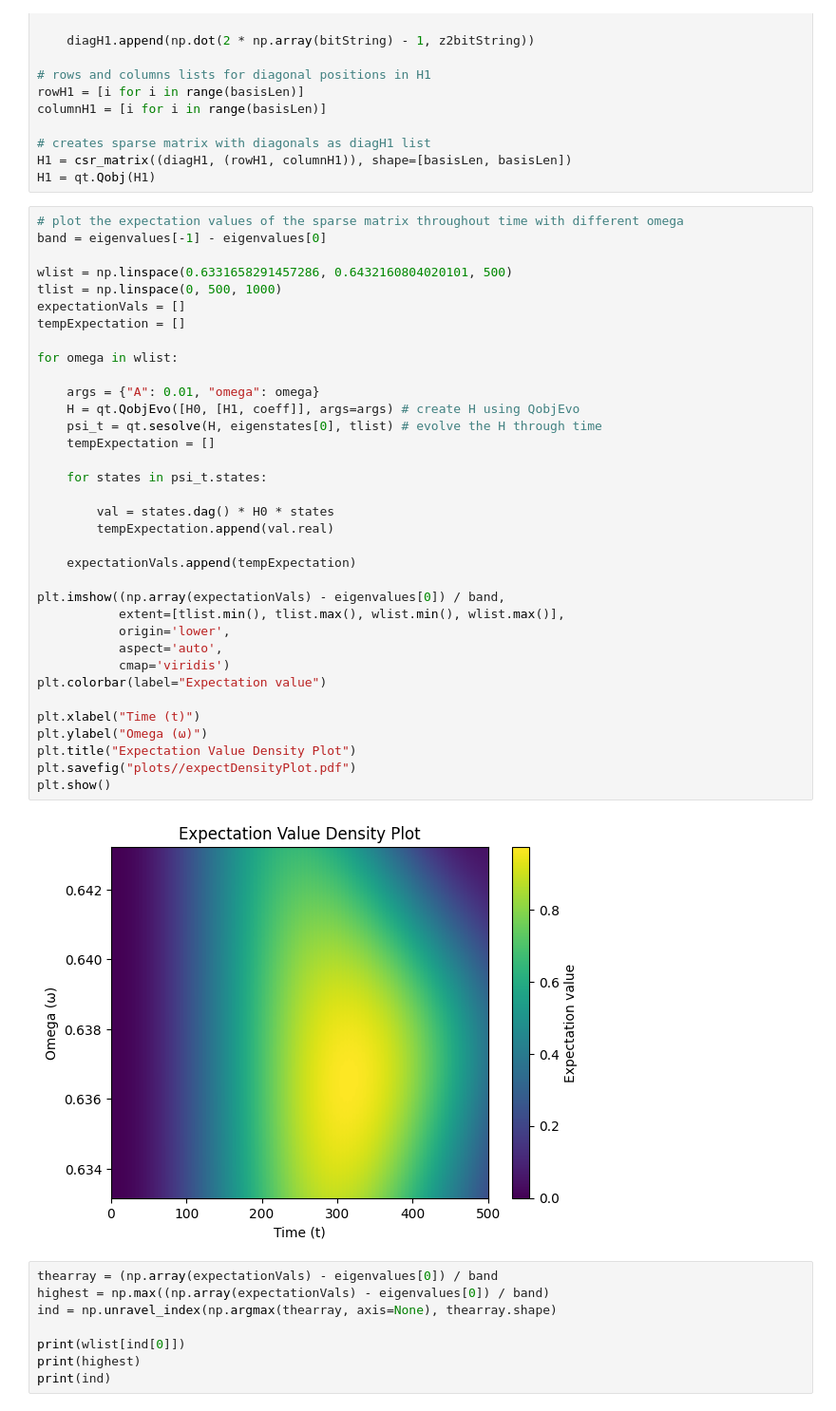
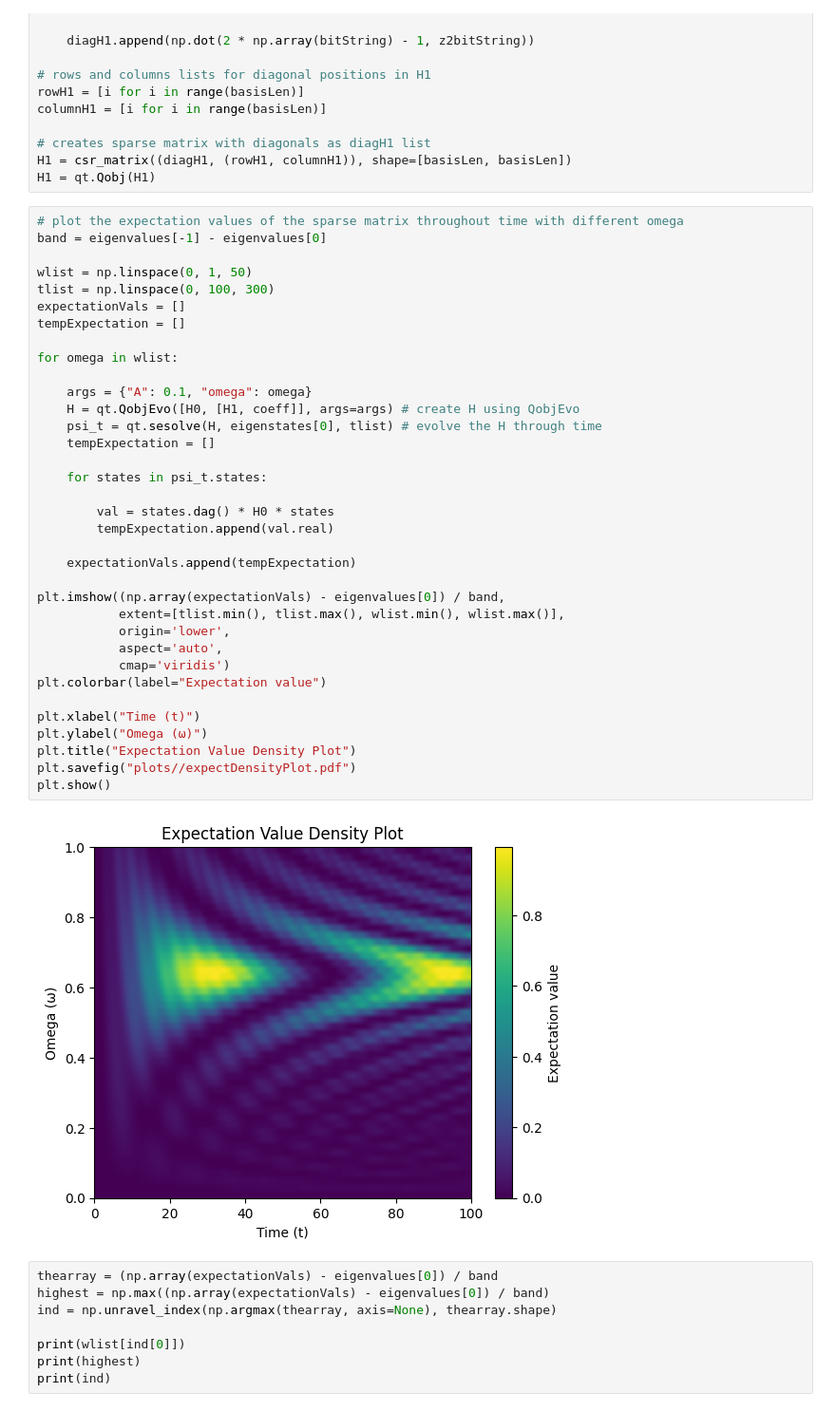
Before and after one commit to Idden/Quantum-Internship, a Jupyter notebook: Quantum_Batteries_Scars/betterPXP_Hamitonian.ipynb, the cells around one changed output. Shown at 95% size. Cells and saved outputs as stored; diff of their text form.

```diff
--- a/Quantum_Batteries_Scars/betterPXP_Hamitonian.ipynb
+++ b/Quantum_Batteries_Scars/betterPXP_Hamitonian.ipynb
@@ -172,39 +172,39 @@ H1 = qt.Qobj(H1)
 # plot the expectation values of the sparse matrix throughout time with different omega
 band = eigenvalues[-1] - eigenvalues[0]
 
-wlist = np.linspace(0.6331658291457286, 0.6432160804020101, 500)
-tlist = np.linspace(0, 500, 1000)
+wlist = np.linspace(0, 1, 50)
+tlist = np.linspace(0, 100, 300)
 expectationVals = []
 tempExpectation = []
 
 for omega in wlist:
 
-    args = {"A": 0.01, "omega": omega}
+    args = {"A": 0.1, "omega": omega}
     H = qt.QobjEvo([H0, [H1, coeff]], args=args) # create H using QobjEvo
     psi_t = qt.sesolve(H, eigenstates[0], tlist) # evolve the H through time
     tempExpectation = []
 
     for states in psi_t.states:
 
         val = states.dag() * H0 * states
         tempExpectation.append(val.real)
 
     expectationVals.append(tempExpectation)
 
 plt.imshow((np.array(expectationVals) - eigenvalues[0]) / band,
            extent=[tlist.min(), tlist.max(), wlist.min(), wlist.max()],
            origin='lower',
            aspect='auto',
            cmap='viridis')
 plt.colorbar(label="Expectation value")
 
 plt.xlabel("Time (t)")
 plt.ylabel("Omega (ω)")
 plt.title("Expectation Value Density Plot")
 plt.savefig("plots//expectDensityPlot.pdf")
 plt.show()
 # %% [output]
-[figure, old version]
+[figure, new version]
 # %%
 thearray = (np.array(expectationVals) - eigenvalues[0]) / band
 highest = np.max((np.array(expectationVals) - eigenvalues[0]) / band)
```
Also changed, not shown: 5 other files.
